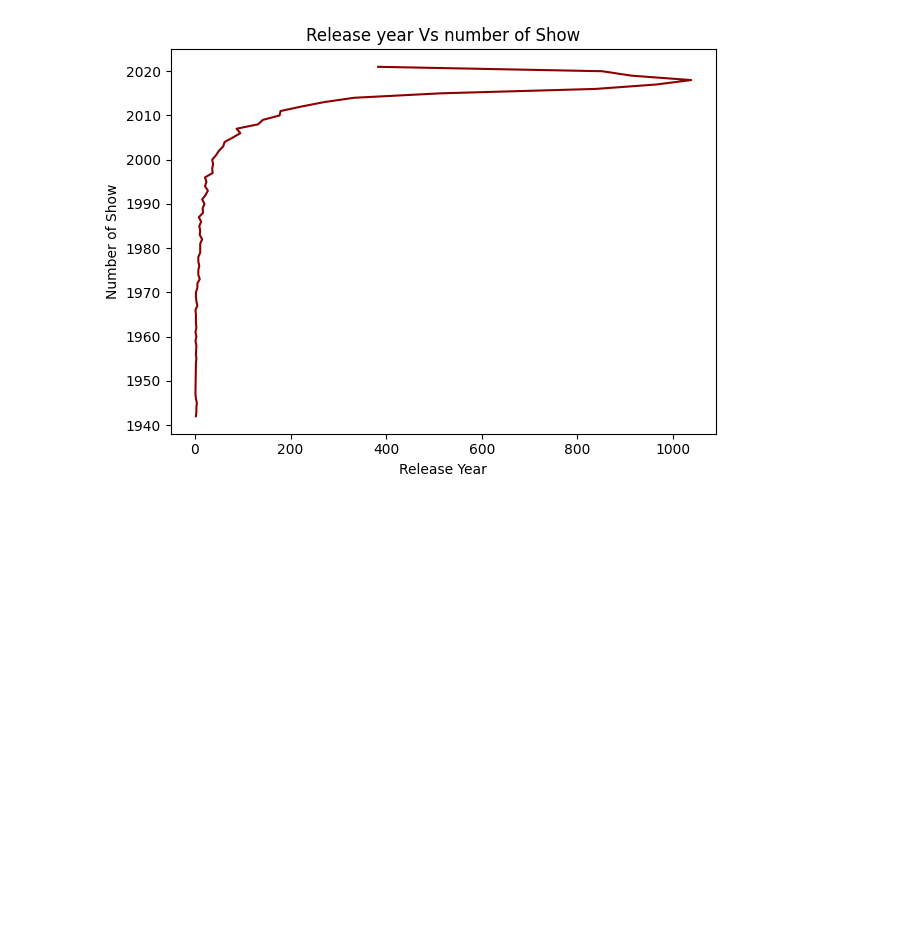
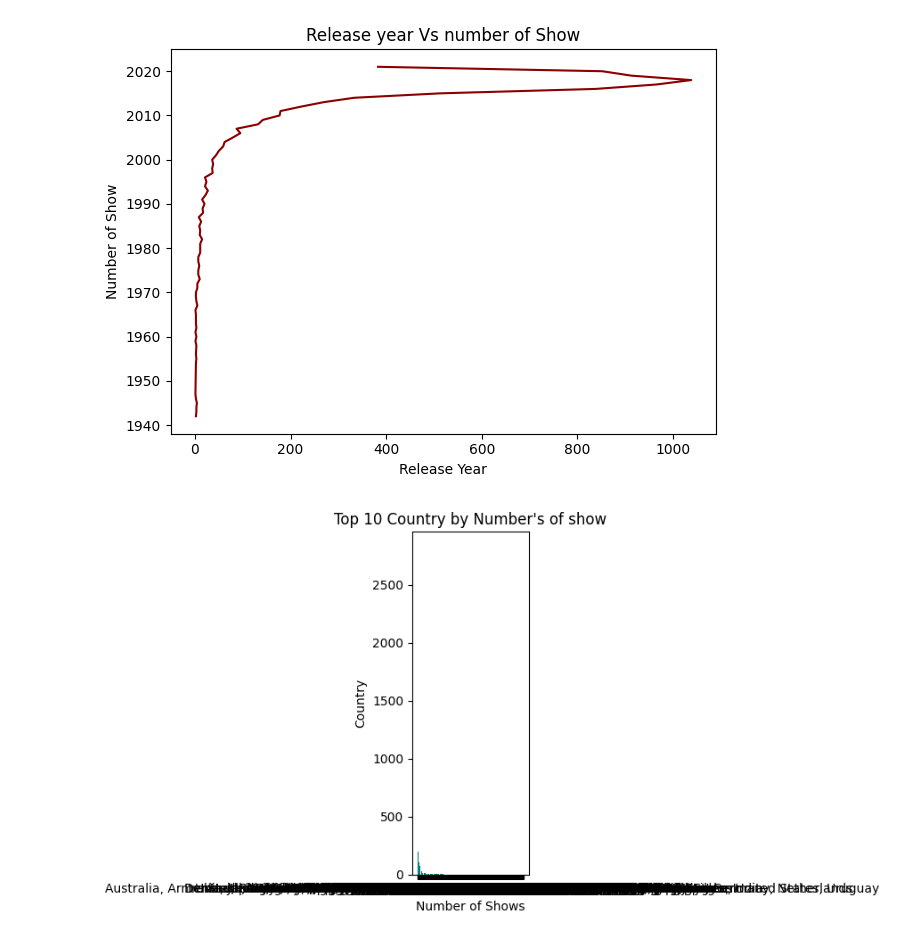
Before and after one commit to TA-ashrafi/Netflix-Insights-Unveiled, a Jupyter notebook: main.ipynb, the cells around one changed output. Saved outputs shown, nothing was run; the diff lists cells and outputs as text; code cells hidden in the pictures; blank space fills up the shorter version.

```diff
--- a/main.ipynb
+++ b/main.ipynb
@@ -78,3 +78,18 @@ plt.savefig('Release_year_Vs_number_of_Show.PNG')
 plt.show()
 # %% [output]
 [figure]
+# %%
+# Counting Countries Whis hai top numbers of shows
+country_show_count = df['country'].value_counts()
+
+# Plotting Bar chart for the Visualizsation
+plt.Figure(figsize=(8,6))
+plt.bar(country_show_count.index , country_show_count.values, color='teal')
+plt.title("Top 10 Country by Number's of show")
+plt.xlabel("Number of Shows")
+plt.ylabel("Country")
+plt.tight_layout()
+#plt.savefig('Release_year_Vs_number_of_Show.PNG')
+plt.show()
+# %% [output]
+[figure, added]
```
